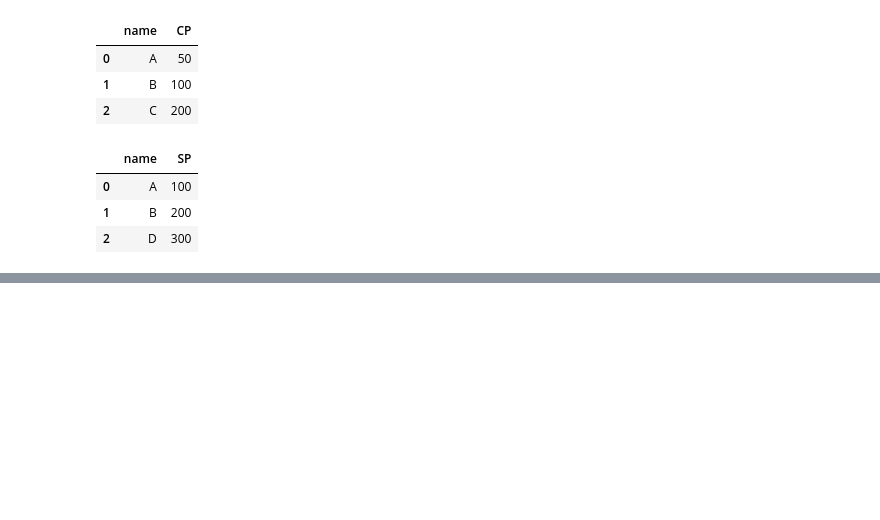
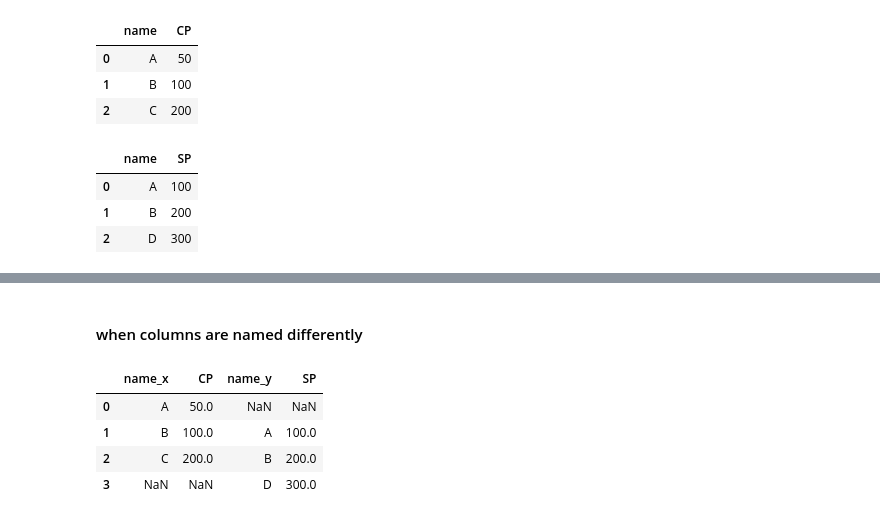
Before and after one commit to Shubham496/pandas-learning, a Jupyter notebook: 07 merge and append.ipynb, the cells around one changed output, grey strips where cells are left out. Saved outputs shown, nothing was run; the diff lists cells and outputs as text; code cells hidden in the pictures; blank space fills up the shorter version.

```diff
--- a/07 merge and append.ipynb
+++ b/07 merge and append.ipynb
@@ -182,0 +202,10 @@ pd.merge(cost, sell, left_on=['CP'], right_on=['SP'])
+# %% [markdown]
+#### when columns are named differently
+# %%
+pd.merge(cost, sell, left_on=['CP'], right_on=['SP'], how='outer')
+# %% [output]
+|  | name_x | CP | name_y | SP |
+| 0 | A | 50.0 | NaN | NaN |
+| 1 | B | 100.0 | A | 100.0 |
+| 2 | C | 200.0 | B | 200.0 |
+| 3 | NaN | NaN | D | 300.0 |
```
Also changed, not shown: parts of 6 cells of this notebook, 1 other file.
